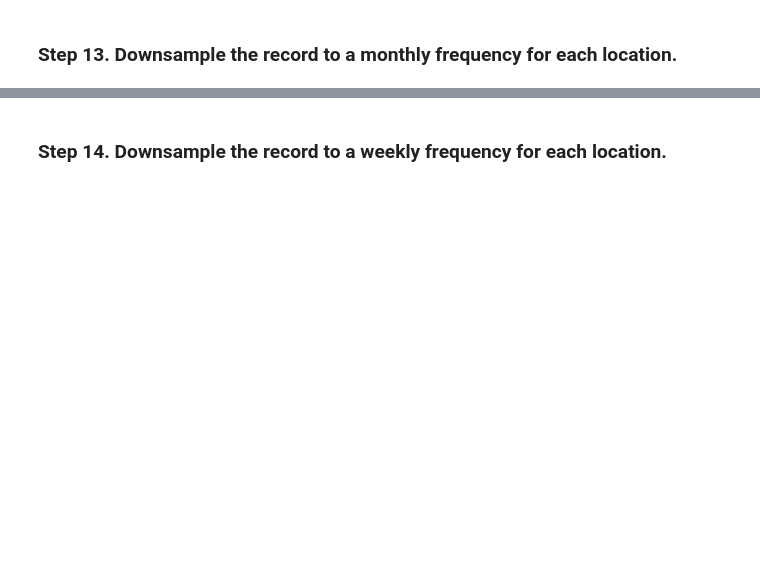
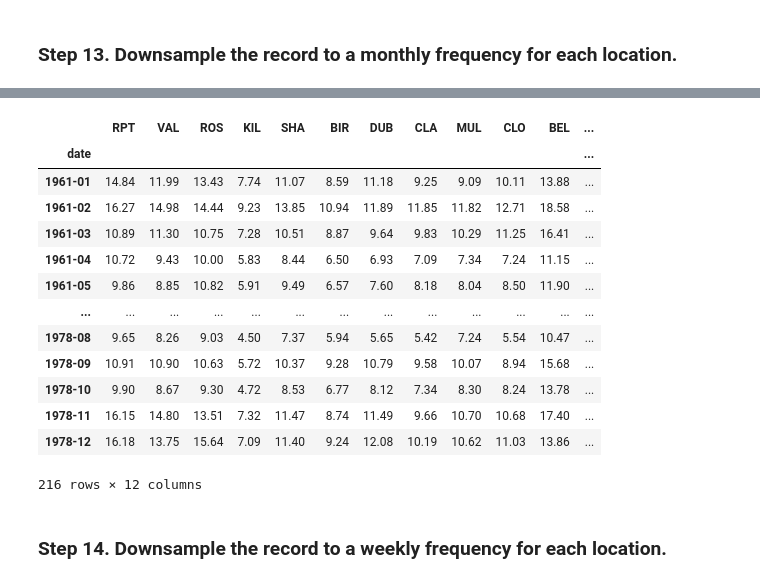
Before and after one commit to aziart/pandas-exercises, a Jupyter notebook: 06 - Stats/Wind_Stats/Solutions.ipynb, the cells around one changed output, grey strips where cells are left out. Saved outputs shown, nothing was run; the diff lists cells and outputs as text; code cells hidden in the pictures; blank space fills up the shorter version.

```diff
--- a/06 - Stats/Wind_Stats/Solutions.ipynb
+++ b/06 - Stats/Wind_Stats/Solutions.ipynb
@@ -343,2 +327,19 @@ dtype: float64
+# %%
+df.groupby(by=[df.index.to_period('M')])[df.columns].mean()
+# %% [output]
+|  | RPT | VAL | ROS | KIL | SHA | BIR | DUB | CLA | MUL | CLO | BEL | ... |
+| date |  |  |  |  |  |  |  |  |  |  |  | ... |
+| 1961-01 | 14.84 | 11.99 | 13.43 | 7.74 | 11.07 | 8.59 | 11.18 | 9.25 | 9.09 | 10.11 | 13.88 | ... |
+| 1961-02 | 16.27 | 14.98 | 14.44 | 9.23 | 13.85 | 10.94 | 11.89 | 11.85 | 11.82 | 12.71 | 18.58 | ... |
+| 1961-03 | 10.89 | 11.30 | 10.75 | 7.28 | 10.51 | 8.87 | 9.64 | 9.83 | 10.29 | 11.25 | 16.41 | ... |
+| 1961-04 | 10.72 | 9.43 | 10.00 | 5.83 | 8.44 | 6.50 | 6.93 | 7.09 | 7.34 | 7.24 | 11.15 | ... |
+| 1961-05 | 9.86 | 8.85 | 10.82 | 5.91 | 9.49 | 6.57 | 7.60 | 8.18 | 8.04 | 8.50 | 11.90 | ... |
+| ... | ... | ... | ... | ... | ... | ... | ... | ... | ... | ... | ... | ... |
+| 1978-08 | 9.65 | 8.26 | 9.03 | 4.50 | 7.37 | 5.94 | 5.65 | 5.42 | 7.24 | 5.54 | 10.47 | ... |
+| 1978-09 | 10.91 | 10.90 | 10.63 | 5.72 | 10.37 | 9.28 | 10.79 | 9.58 | 10.07 | 8.94 | 15.68 | ... |
+| 1978-10 | 9.90 | 8.67 | 9.30 | 4.72 | 8.53 | 6.77 | 8.12 | 7.34 | 8.30 | 8.24 | 13.78 | ... |
+| 1978-11 | 16.15 | 14.80 | 13.51 | 7.32 | 11.47 | 8.74 | 11.49 | 9.66 | 10.70 | 10.68 | 17.40 | ... |
+| 1978-12 | 16.18 | 13.75 | 15.64 | 7.09 | 11.40 | 9.24 | 12.08 | 10.19 | 10.62 | 11.03 | 13.86 | ... |
+216 rows × 12 columns
 # %% [markdown]
 ### Step 14. Downsample the record to a weekly frequency for each location.
```
Also changed, not shown: parts of 9 cells of this notebook.
